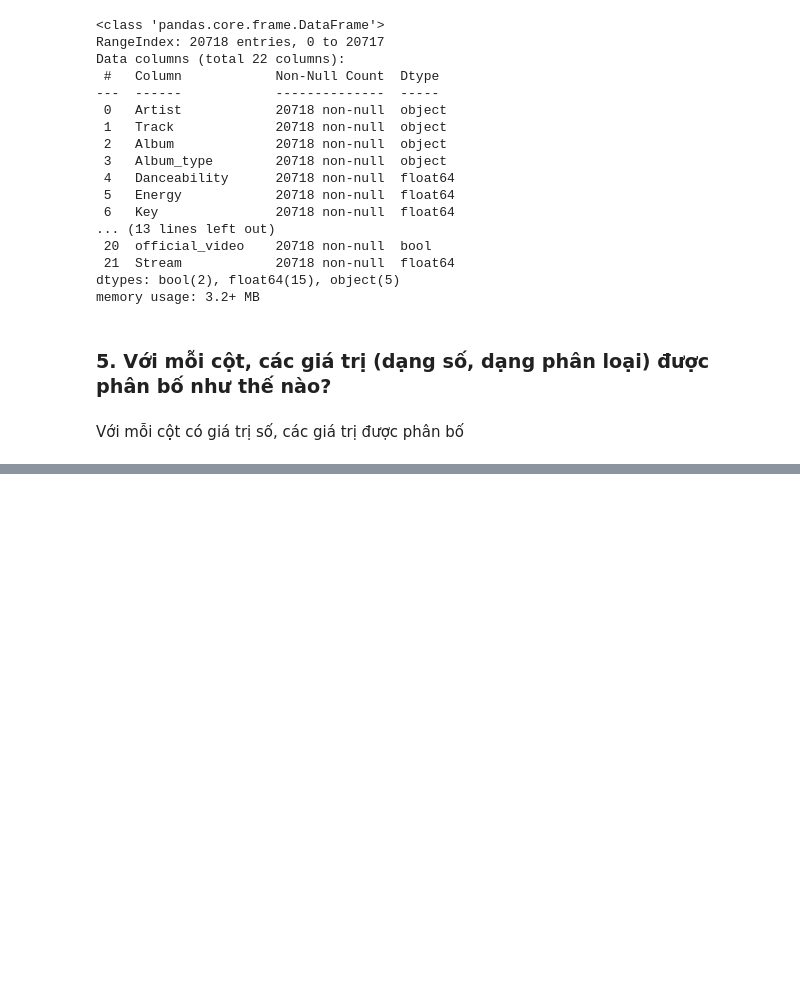
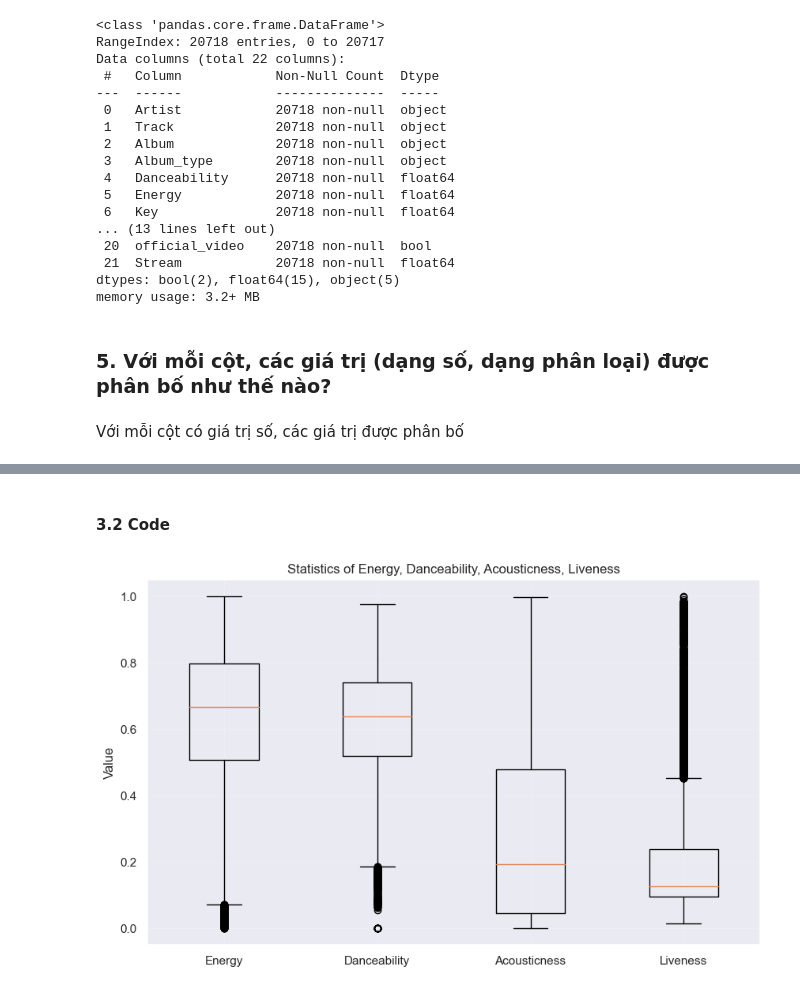
Before and after one commit to TTAT91A/DataVisualization_Lab1, a Jupyter notebook: lab1.ipynb, the cells around one changed output, grey strips where cells are left out. Saved outputs shown, nothing was run; the diff lists cells and outputs as text; code cells hidden in the pictures; blank space fills up the shorter version.

```diff
--- a/lab1.ipynb
+++ b/lab1.ipynb
@@ -241,0 +384,13 @@ df.describe()
+# %% [markdown]
+#### 3.2 Code
+# %%
+cols = ['Energy', 'Danceability', 'Acousticness', 'Liveness']
+data = df[cols]
+plt.rcParams['figure.figsize'] = (10,6)
+# Create box plot
+plt.boxplot(data.values, labels=data.columns)
+plt.title('Statistics of Energy, Danceability, Acousticness, Liveness')
+plt.ylabel('Value')
+plt.show()
+# %% [output]
+[figure, added]
```
Also changed, not shown: parts of 63 cells of this notebook, 2 other files.
